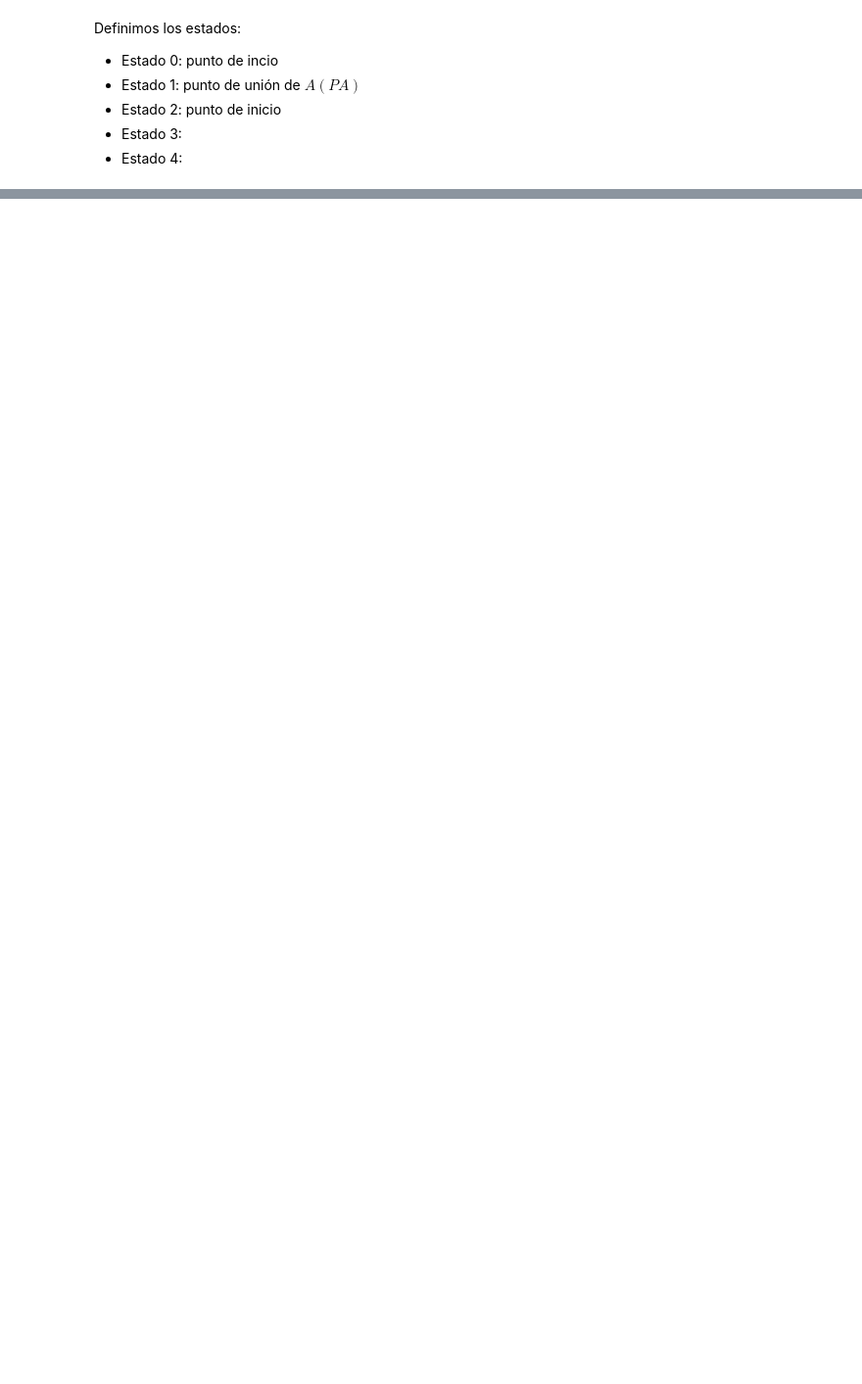
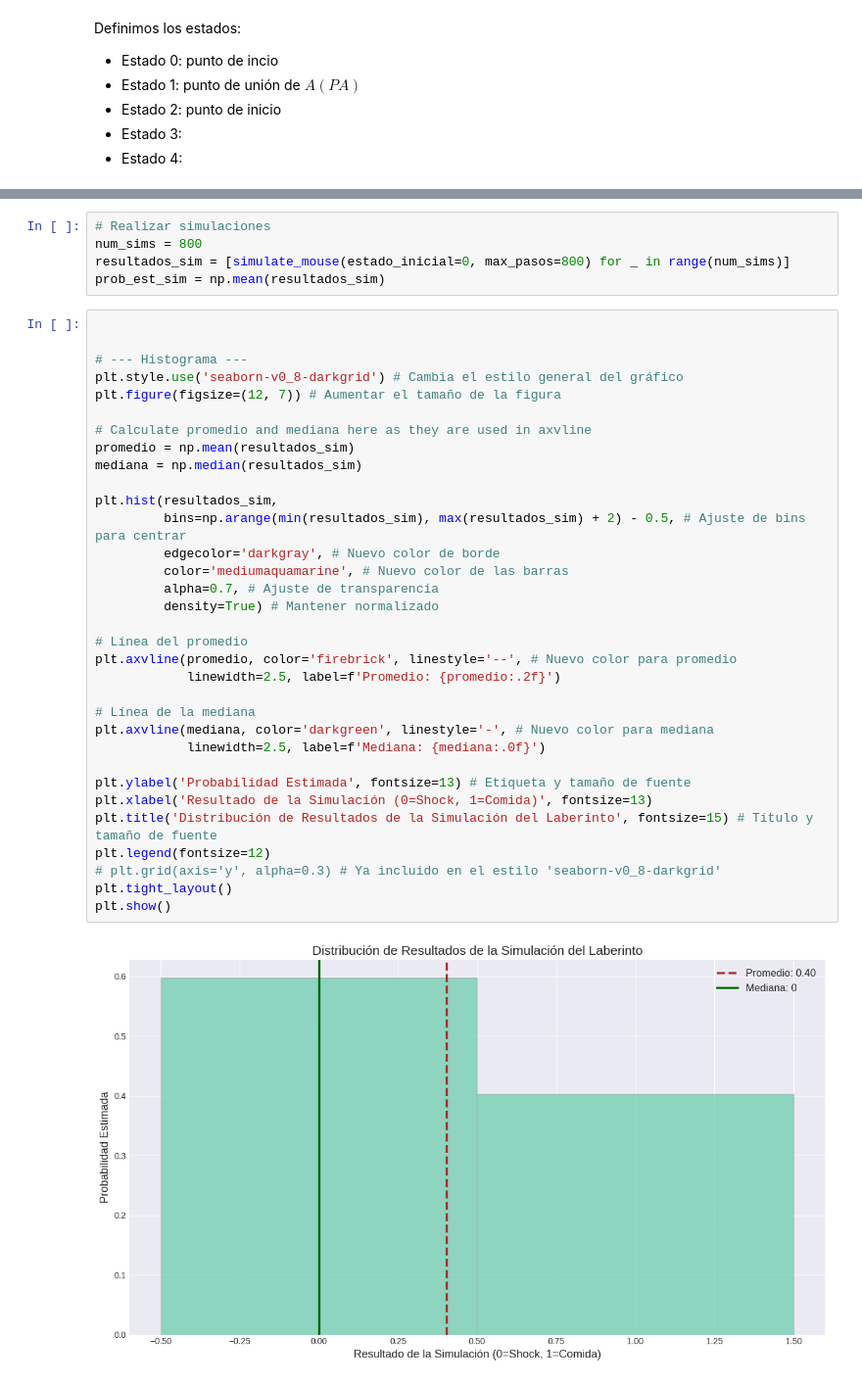
Before and after one commit to FOFM030711/Caminata-aleatoria-1D, a Jupyter notebook: Laberinto.ipynb, the cells around one changed output, grey strips where cells are left out. Shown at 98% size. Cells and saved outputs as stored; diff of their text form; blank space fills up the shorter version.

```diff
--- a/Laberinto.ipynb
+++ b/Laberinto.ipynb
@@ -153,0 +336,40 @@ $\displaystyle \left[\begin{matrix}0 & 0.5 & 0.5 & 0 & 0 & 0 & 0 & 0 & 0\\0.3333
+# %%
+# Realizar simulaciones
+num_sims = 800
+resultados_sim = [simulate_mouse(estado_inicial=0, max_pasos=800) for _ in range(num_sims)]
+prob_est_sim = np.mean(resultados_sim)
+# %%
+
+
+# --- Histograma ---
+plt.style.use('seaborn-v0_8-darkgrid') # Cambia el estilo general del gráfico
+plt.figure(figsize=(12, 7)) # Aumentar el tamaño de la figura
+
+# Calculate promedio and mediana here as they are used in axvline
+promedio = np.mean(resultados_sim)
+mediana = np.median(resultados_sim)
+
+plt.hist(resultados_sim,
+         bins=np.arange(min(resultados_sim), max(resultados_sim) + 2) - 0.5, # Ajuste de bins para centrar
+         edgecolor='darkgray', # Nuevo color de borde
+         color='mediumaquamarine', # Nuevo color de las barras
+         alpha=0.7, # Ajuste de transparencia
+         density=True) # Mantener normalizado
+
+# Línea del promedio
+plt.axvline(promedio, color='firebrick', linestyle='--', # Nuevo color para promedio
+            linewidth=2.5, label=f'Promedio: {promedio:.2f}')
+
+# Línea de la mediana
+plt.axvline(mediana, color='darkgreen', linestyle='-', # Nuevo color para mediana
+            linewidth=2.5, label=f'Mediana: {mediana:.0f}')
+
+plt.ylabel('Probabilidad Estimada', fontsize=13) # Etiqueta y tamaño de fuente
+plt.xlabel('Resultado de la Simulación (0=Shock, 1=Comida)', fontsize=13)
+plt.title('Distribución de Resultados de la Simulación del Laberinto', fontsize=15) # Título y tamaño de fuente
+plt.legend(fontsize=12)
+# plt.grid(axis='y', alpha=0.3) # Ya incluido en el estilo 'seaborn-v0_8-darkgrid'
+plt.tight_layout()
+plt.show()
+# %% [output]
+[figure, added]
```
Also changed, not shown: parts of 36 cells of this notebook.
